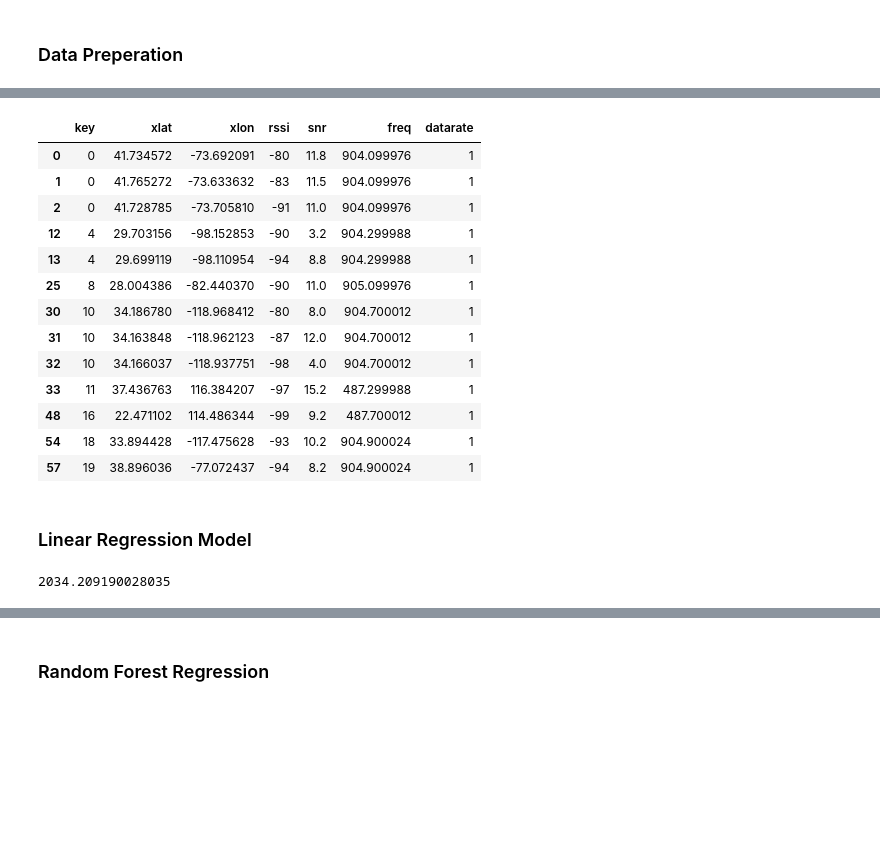
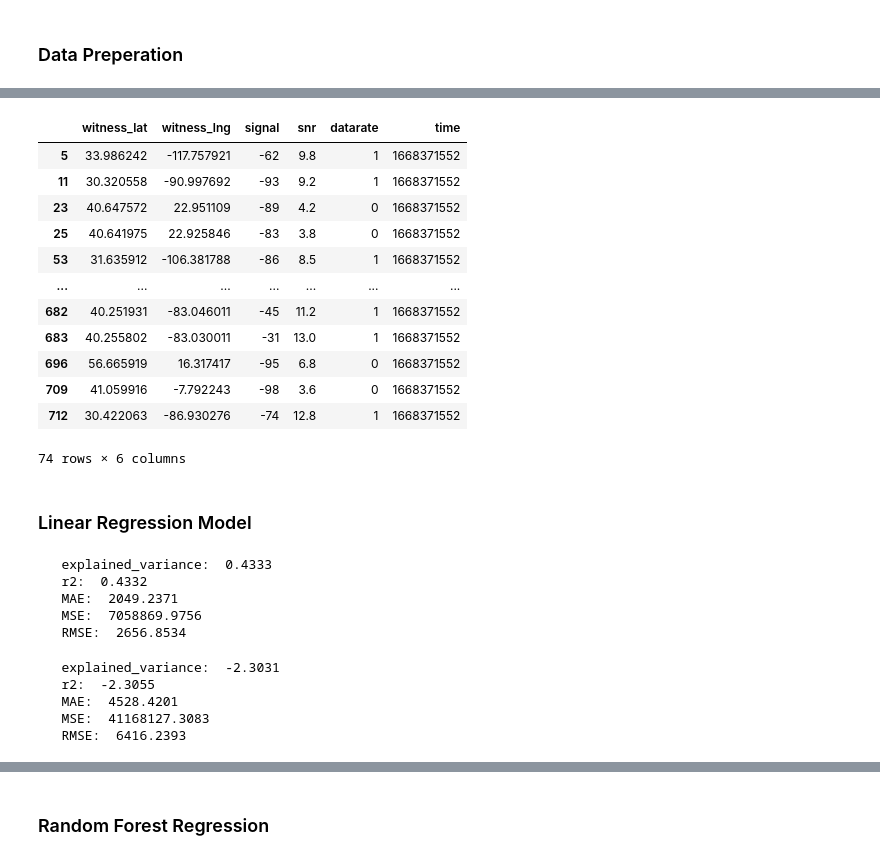
Before and after one commit to emergotechnologies/helium-positioning-model-engineering, a Jupyter notebook: notebooks/lorawan-rssi-experiment.ipynb, the cells around one changed output, grey strips where cells are left out. Saved outputs shown, nothing was run; the diff lists cells and outputs as text; code cells hidden in the pictures; blank space fills up the shorter version.

```diff
--- a/notebooks/lorawan-rssi-experiment.ipynb
+++ b/notebooks/lorawan-rssi-experiment.ipynb
@@ -34,10 +36,20 @@ def regression_results(y_test, y_pred):
 ### Data Preperation
 # %%
 label = LabelEncoder()
-data = pd.read_csv("../data/raw/helium-api-data.csv")
+data = pd.read_pickle("../../helium-api-wrapper/data/challenges_with_location.pkl")
 data["datarate"] = label.fit_transform(data["datarate"])
-data["valid"] = label.fit_transform(data["valid"])
+# data["valid"] = label.fit_transform(data["valid"])
+# NUM_WITTNESSES = int(data.index[-1]/data["key"].values[-1])
 
-NUM_WITTNESSES = int(data.index[-1]/data["key"].values[-1])
+for i in range(len(data)):
+    data["distance"][i] = hs.haversine(
+        (data["challengee_lat"].iloc[i], data["challengee_lng"].iloc[i]),
+        (data["witness_lat"].iloc[i], data["witness_lng"].iloc[i]),
+        unit=Unit.METERS
+    )
+
+data["distance"]
+data.drop(["challengee", "witness", "hash"], axis=1, inplace=True)
+
 data
 # %% [output]
@@ -61,5 +73,7 @@ data
 # %%
 data = data.drop(data[(data["snr"].values < 3) & (data["snr"].values > -7.5)].index)
-data = data.drop(data[data["rssi"].values < -100].index)
+data = data.drop(data[data["signal"].values < -100].index)
+data = data.drop(data[data["distance"].values == 0].index)
+data = data.drop(data[data["distance"].values > 15000].index)
 data
 # %% [output]
@@ -80,22 +105,21 @@ data
 # %%
 y = data["distance"]
-X = data.drop(["distance", "ylat", "ylon", "valid"], axis=1)
+X = data.drop(["distance", "challengee_lat", "challengee_lng"], axis=1)
 X
 # %% [output]
-|  | key | xlat | xlon | rssi | snr | freq | datarate |
-| 0 | 0 | 41.734572 | -73.692091 | -80 | 11.8 | 904.099976 | 1 |
-| 1 | 0 | 41.765272 | -73.633632 | -83 | 11.5 | 904.099976 | 1 |
-| 2 | 0 | 41.728785 | -73.705810 | -91 | 11.0 | 904.099976 | 1 |
-| 12 | 4 | 29.703156 | -98.152853 | -90 | 3.2 | 904.299988 | 1 |
-| 13 | 4 | 29.699119 | -98.110954 | -94 | 8.8 | 904.299988 | 1 |
-| 25 | 8 | 28.004386 | -82.440370 | -90 | 11.0 | 905.099976 | 1 |
-| 30 | 10 | 34.186780 | -118.968412 | -80 | 8.0 | 904.700012 | 1 |
-| 31 | 10 | 34.163848 | -118.962123 | -87 | 12.0 | 904.700012 | 1 |
-| 32 | 10 | 34.166037 | -118.937751 | -98 | 4.0 | 904.700012 | 1 |
-| 33 | 11 | 37.436763 | 116.384207 | -97 | 15.2 | 487.299988 | 1 |
-| 48 | 16 | 22.471102 | 114.486344 | -99 | 9.2 | 487.700012 | 1 |
-| 54 | 18 | 33.894428 | -117.475628 | -93 | 10.2 | 904.900024 | 1 |
-| 57 | 19 | 38.896036 | -77.072437 | -94 | 8.2 | 904.900024 | 1 |
+|  | witness_lat | witness_lng | signal | snr | datarate | time |
+| 5 | 33.986242 | -117.757921 | -62 | 9.8 | 1 | 1668371552 |
+| 11 | 30.320558 | -90.997692 | -93 | 9.2 | 1 | 1668371552 |
+| 23 | 40.647572 | 22.951109 | -89 | 4.2 | 0 | 1668371552 |
+| 25 | 40.641975 | 22.925846 | -83 | 3.8 | 0 | 1668371552 |
+| 53 | 31.635912 | -106.381788 | -86 | 8.5 | 1 | 1668371552 |
+| ... | ... | ... | ... | ... | ... | ... |
+| 682 | 40.251931 | -83.046011 | -45 | 11.2 | 1 | 1668371552 |
+| 683 | 40.255802 | -83.030011 | -31 | 13.0 | 1 | 1668371552 |
+| 696 | 56.665919 | 16.317417 | -95 | 6.8 | 0 | 1668371552 |
+| 709 | 41.059916 | -7.792243 | -98 | 3.6 | 0 | 1668371552 |
+| 712 | 30.422063 | -86.930276 | -74 | 12.8 | 1 | 1668371552 |
+74 rows × 6 columns
 # %%
 X_train, X_test, y_train, y_test = train_test_split(X, y, test_size=0.1, random_state=1007486)
 # %% [markdown]
@@ -104,6 +128,24 @@ X_train, X_test, y_train, y_test = train_test_split(X, y, test_size=0.1, random_
 lin = LinearRegression()
 lin.fit(X_train, y_train)
 yPred = lin.predict(X_test)
-mean_squared_error(yPred, y_test)**.5
+regression_results(y_test, yPred)
 # %% [output]
-2034.209190028035
+   explained_variance:  0.4333
+   r2:  0.4332
+   MAE:  2049.2371
+   MSE:  7058869.9756
+   RMSE:  2656.8534
+# %%
+poly_transformer = PolynomialFeatures(degree=2)
+X_poly_train = poly_transformer.fit_transform(X_train)
+X_poly_test = poly_transformer.fit_transform(X_test)
+linear_regressor = LinearRegression()
+linear_regressor.fit(X_poly_train, y_train)
+yPred = linear_regressor.predict(X_poly_test)
+regression_results(y_test, yPred)
+# %% [output]
+   explained_variance:  -2.3031
+   r2:  -2.3055
+   MAE:  4528.4201
+   MSE:  41168127.3083
+   RMSE:  6416.2393
```
Also changed, not shown: parts of 8 cells of this notebook.
